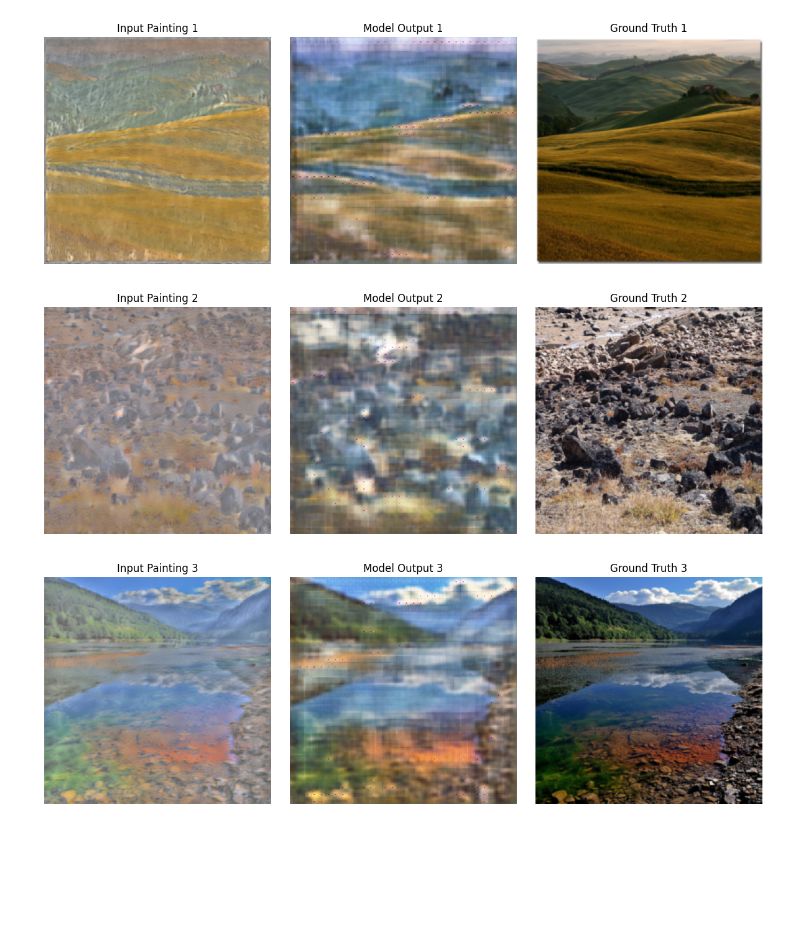
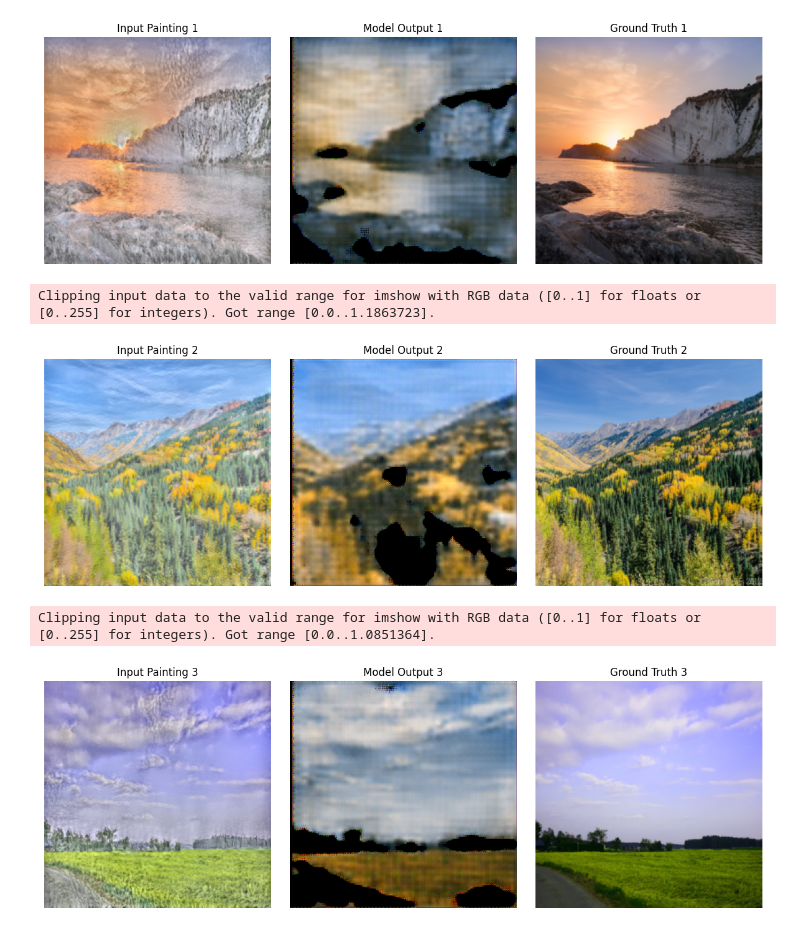
Before and after one commit to tinta2510/landscape2art, a Jupyter notebook: inference.ipynb, the cells around one changed output. Cells and saved outputs as stored; diff of their text form; code cells hidden in the pictures; blank space fills up the shorter version.

```diff
--- a/inference.ipynb
+++ b/inference.ipynb
@@ -84,7 +84,7 @@ def load_model(model_class, ckpt_path, map_location="cpu"):
 # %%
 device = torch.device("cuda" if torch.cuda.is_available() else "cpu")
 # %%
-model = load_model(ConvAutoencoder, os.path.join(MODEL_DIR, 'ConvAutoencoder.pt'))[0]
+model = load_model(ResnetAutoencoder, os.path.join(MODEL_DIR, 'resnet_autoencoder_L1Loss.pt'))[0]
 model = model.to(torch.device("cuda" if torch.cuda.is_available() else "cpu"))
 # %%
 def show_examples(model, data_loader, idx, device, num_examples=4):
@@ -136,34 +137,36 @@ def show_individual_examples(model, data_loader, start_idx, device, num_examples
         output = model(painting)
 
         painting = painting.cpu().numpy()
         photo = photo.cpu().numpy()
         output = output.cpu().numpy()
 
         # Show each example separately
         for i in range(num_examples):
             fig, axes = plt.subplots(1, 3, figsize=(12, 4))
 
             # Input painting
             axes[0].imshow(painting[i].transpose(1, 2, 0))
             axes[0].set_title(f"Input Painting {i+1}")
             axes[0].axis('off')
 
             # Model output
             axes[1].imshow(output[i].transpose(1, 2, 0))
             axes[1].set_title(f"Model Output {i+1}")
             axes[1].axis('off')
 
             # Ground truth
             axes[2].imshow(photo[i].transpose(1, 2, 0))
             axes[2].set_title(f"Ground Truth {i+1}")
             axes[2].axis('off')
 
             plt.tight_layout()
             plt.show()
 
 # Usage
-show_individual_examples(model, test_loader, 6, device)
+show_individual_examples(model, test_loader, 8, device)
 # %% [output]
-[figure, old version]
+[figure, new version]
+Clipping input data to the valid range for imshow with RGB data ([0..1] for floats or [0..255] for integers). Got range [0.0..1.1863723].
-[figure, old version]
+[figure, new version]
+Clipping input data to the valid range for imshow with RGB data ([0..1] for floats or [0..255] for integers). Got range [0.0..1.0851364].
-[figure, old version]
+[figure, new version]
```
Also changed, not shown: parts of 1 cell of this notebook, 1 other file.
